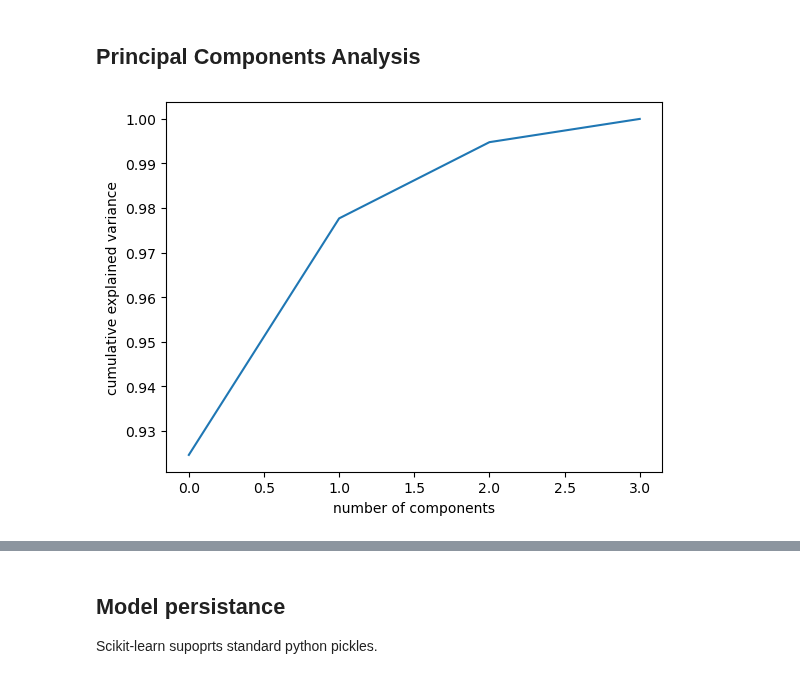
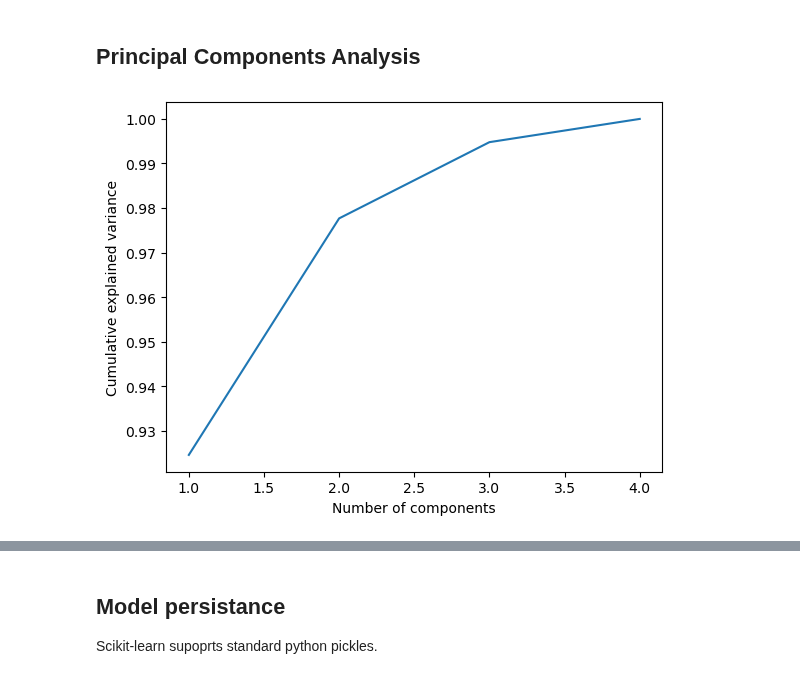
Before and after one commit to dfbarrero/dataCourse, a Jupyter notebook: mlfoundations/scikit-learn.ipynb, the cells around one changed output, grey strips where cells are left out. Cells and saved outputs as stored; diff of their text form; code cells hidden in the pictures.

```diff
--- a/mlfoundations/scikit-learn.ipynb
+++ b/mlfoundations/scikit-learn.ipynb
@@ -331,11 +344,11 @@ What happens if we classify the species with different number of dimensions?
 # %%
 pca = PCA().fit(X_iris)
 
-plt.plot(np.cumsum(pca.explained_variance_ratio_))
-plt.xlabel('number of components')
-plt.ylabel('cumulative explained variance');
+plt.plot(np.arange(1, 5), np.cumsum(pca.explained_variance_ratio_))
+plt.xlabel('Number of components')
+plt.ylabel('Cumulative explained variance');
 # %% [output]
-[figure, old version]
+[figure, new version]
 # %%
 scores = []
 dimensions = np.arange(1, 5)
```
Also changed, not shown: parts of 12 cells of this notebook.
